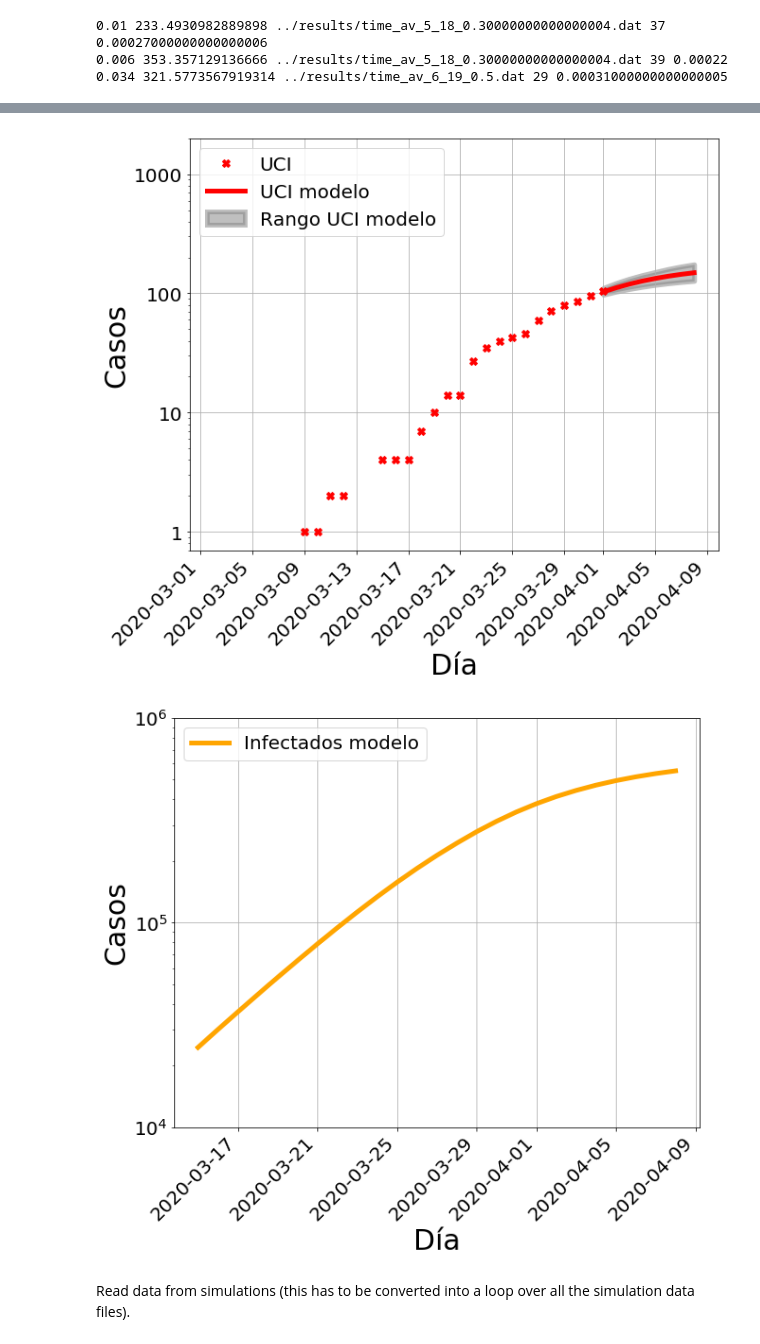
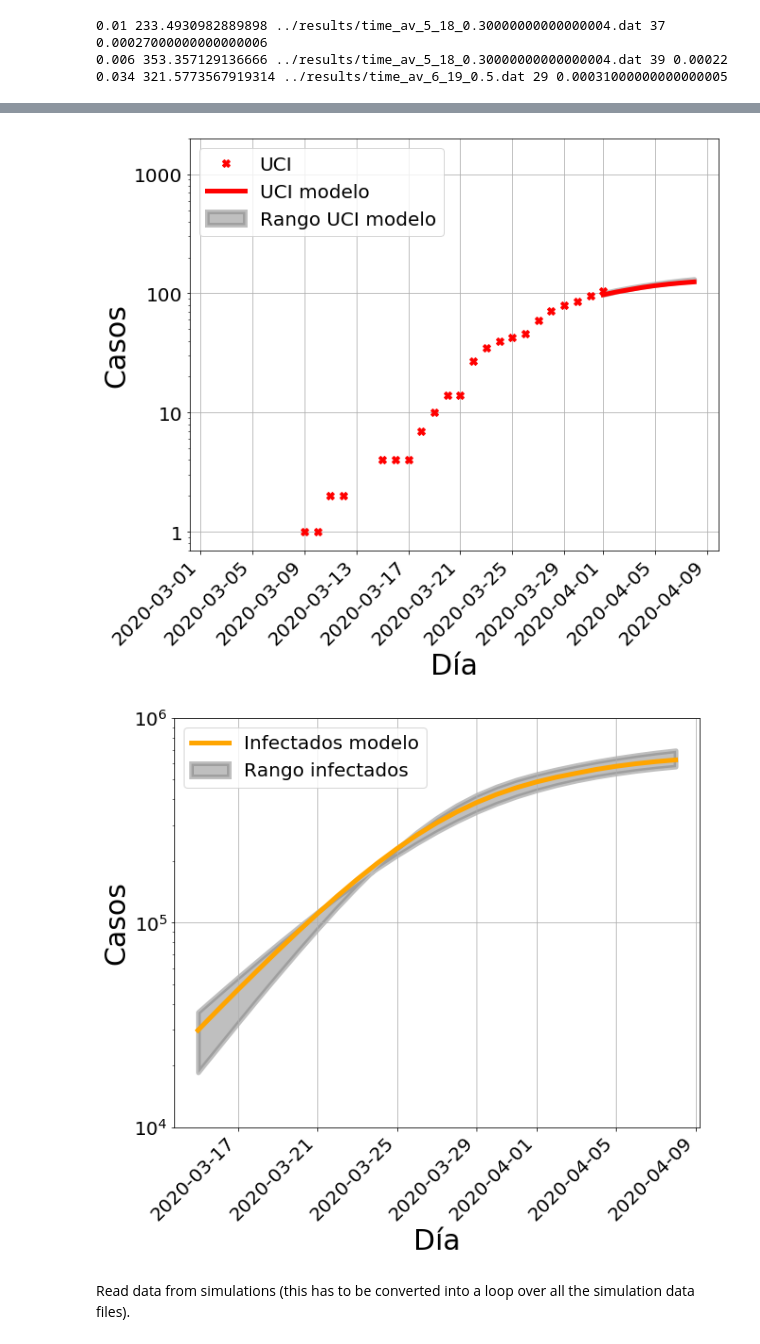
Before and after one commit to juanfernandezgracia/Balearic-epi, a Jupyter notebook: code/fitting_the_model.ipynb, the cells around one changed output, grey strips where cells are left out. Cells and saved outputs as stored; diff of their text form; code cells hidden in the pictures.

Commit message:
updated epi data; changed chi2 function for fitting

```diff
--- a/code/fitting_the_model.ipynb
+++ b/code/fitting_the_model.ipynb
@@ -64,25 +63,40 @@ def shift(df, Ndays):
     dfnew['Día'] = newdates
     return dfnew
 # %%
-# do the chi-chi
-def chi2(df, cname1, cname2, par):
+def chi2(df, cname1, cname2, par, chi2_type = 'linear', minvalue = 1):
     '''
     chi2(df, cname1, cname2, par) function:
         compute sum of squares of the differences between the column cname1 and the column cnam2*par.
-        The sum is restricted to those points where the column cname1 has data (notna)
+        The sum is restricted to those points where the column cname1 has data (notna) which are
+        over minvalue.
     Inputs:
         >> df: dataframe merged with epi data (cname1) and simu data (cname2)
         >> cname1: str name of the column of epi data.
         >> cname2: str name of the column of simu data.
         >> par: float parameter rescaling the curve in cname2
+        >> chi_type: str that tells how to compute chi^2
+                Optional, default is 'linear'
+                'linear': sum of squares of the differences
+                'log': sum of squares of the differences of logs
+                'relative': sum of squares of the difference divided by the value of the data
+        >> minvalue: int minimum value of the datapoints to fit (minvalue included)
+                Optional, default is 1
     Outputs:
         << chi2_: float sum of squares of the differences between the column cname1 and the column cnam2*par.
     '''
     chi2_ = 0.0
-    df2_ = df[df[cname1].notna()]
+    df2_ = df[df[cname1].notna()] # get rid of nans
+    df2_ = df2_[(df2_[[cname1]] >= minvalue).all(axis=1)] # get rid of values below minvalue
     a = np.array(df2_[cname1])
     b = np.array(df2_[cname2])*par
-    chi2_ = np.sum(np.square(a - b))
+    if chi2_type == 'linear':
+        chi2_ = np.sum(np.square(a - b))
+    elif chi2_type == 'log':
+        a = np.log(a)
+        b = np.log(b)
+        chi2_ = np.sum(np.square(a - b))
+    elif chi2_type == 'relative':
+        chi2_ = np.sum(np.square(a - b)/a)
     del df2_
     return chi2_
 # %%
@@ -418,9 +399,12 @@ plt.ylim((0.7,2000))
 plt.xticks(rotation = 45)
 plt.legend(fontsize = 20, loc = 2)
 plt.setp( ax.xaxis.get_majorticklabels(), rotation=45, ha="right" )
-plt.savefig('../figures/uci_02_04_2020.png', bbox_inches='tight')
+today = dt.datetime.now()
+plt.savefig('../figures/uci_%02i_%02i_%4i.png' %
+            (today.day, today.month, today.year),
+            bbox_inches='tight')
 # %% [output]
-[figure, old version]
+[figure, new version]
 # %%
 #pintar gráficas de infectados
 plt.figure(figsize = (10, 8))
@@ -438,40 +422,43 @@ y_min = df_simu['average_infected']
 df_simu = read_csv_VME(f[0.034])
 df_simu = shift(df_simu, day_sh[0.034])
 x_max = df_simu['Día']
 y_max = df_simu['average_infected']
 
 start_date = dt.datetime(day = 15, month = 3, year = 2020)
 end_date = dt.datetime(day = 8, month = 4, year = 2020)
 
 x, y = limit_tseries(x, y, start_date, end_date)
 x_min, y_min = limit_tseries(x_min, y_min, start_date, end_date)
 x_max, y_max = limit_tseries(x_max, y_max, start_date, end_date)
 
 plt.plot(x, y, 'orange', label = 'Infectados modelo', lw = 5)
 
-#plt.fill_between(x, y_min, y_max,
-                 #color = 'gray',
-                 #label= 'Rango infectados',
-                 #lw = 5,
-                 #alpha = 0.5)
+plt.fill_between(x, y_min, y_max,
+                 color = 'gray',
+                 label= 'Rango infectados',
+                 lw = 5,
+                 alpha = 0.5)
 
 ax = plt.gca()
 ax.xaxis.set_tick_params(labelsize=20)
 ax.yaxis.set_tick_params(labelsize=20)
 plt.grid()
 plt.yscale('log')
 plt.xlabel('Día', fontsize = 30)
 plt.ylabel('Casos', fontsize = 30)
 #plt.xlim((15,35))
 #ax.yaxis.set_major_formatter(ScalarFormatter())
 plt.ylim((10000,1000000))
 #plt.title('Muertes', fontsize = 35)
 plt.xticks(rotation = 45)
 plt.legend(fontsize = 20, loc = 2)
 plt.setp( ax.xaxis.get_majorticklabels(), rotation=45, ha="right" )
-plt.savefig('../figures/infectados_02_04_2020.png', bbox_inches='tight')
+today = dt.datetime.now()
+plt.savefig('../figures/infectados_%02i_%02i_%4i.png' %
+            (today.day, today.month, today.year),
+            bbox_inches='tight')
 # %% [output]
-[figure, old version]
+[figure, new version]
 # %% [markdown]
 Read data from simulations (this has to be converted into a loop over all the simulation data files).
 # %%
```
Also changed, not shown: parts of 3 cells of this notebook, 4 other files.
